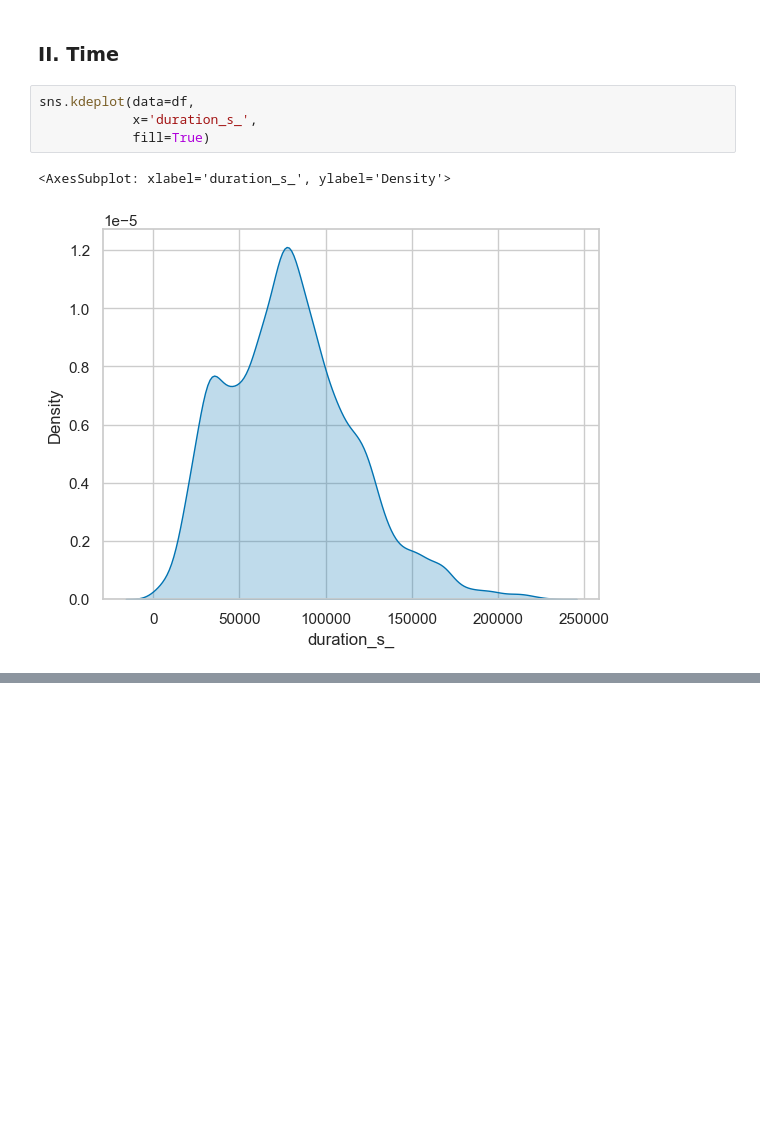
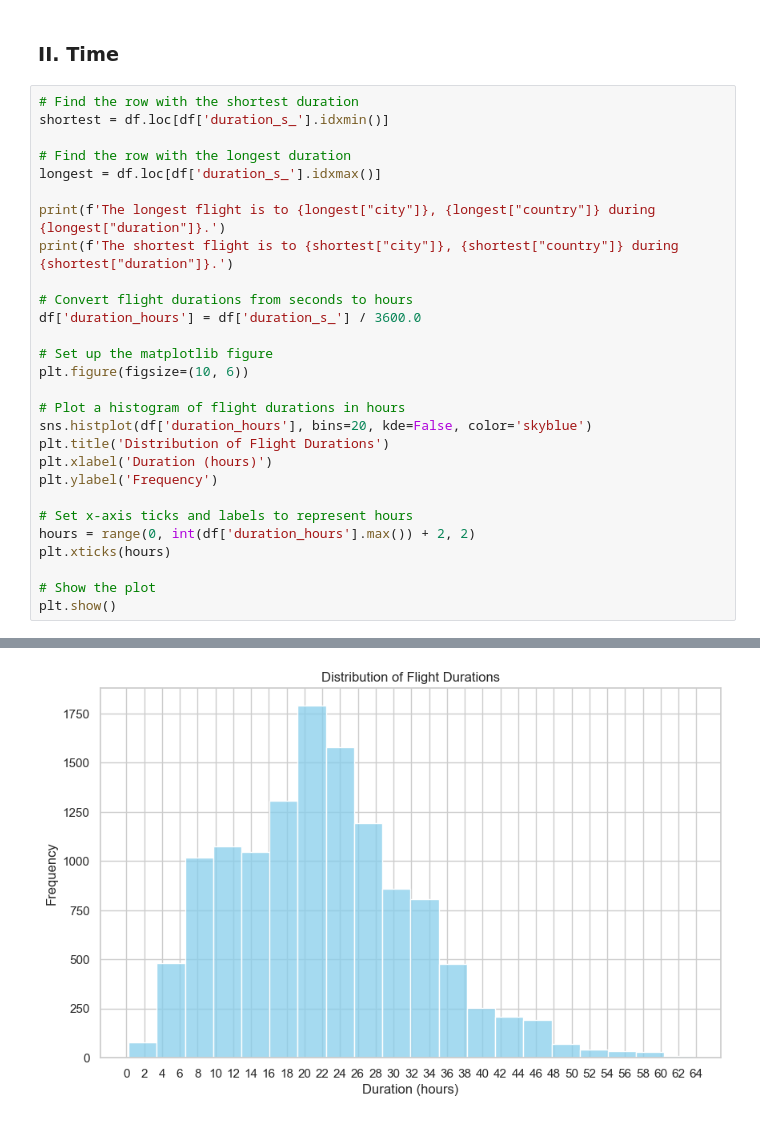
Before and after one commit to Bouguilim/From-Casablanca-to-Everywhere, a Jupyter notebook: Part4_Visualisation.ipynb, the cells around one changed output, grey strips where cells are left out. Drawn from its saved outputs; the diff is of its cells as text; blank space fills up the shorter version.

```diff
--- a/Part4_Visualisation.ipynb
+++ b/Part4_Visualisation.ipynb
@@ -75,10 +75,32 @@ The farest destination is Auckland, New Zealand by 19593.31 Km.
 [figure]
 # %% [markdown]
 ### II. Time
-# %%
-sns.kdeplot(data=df,
-            x='duration_s_',
-            fill=True)
-# %% [output]
-<AxesSubplot: xlabel='duration_s_', ylabel='Density'>
-[figure, removed]
+# %%
+# Find the row with the shortest duration
+shortest = df.loc[df['duration_s_'].idxmin()]
+
+# Find the row with the longest duration
+longest = df.loc[df['duration_s_'].idxmax()]
+
+print(f'The longest flight is to {longest["city"]}, {longest["country"]} during {longest["duration"]}.')
+print(f'The shortest flight is to {shortest["city"]}, {shortest["country"]} during {shortest["duration"]}.')
+
+# Convert flight durations from seconds to hours
+df['duration_hours'] = df['duration_s_'] / 3600.0
+
+# Set up the matplotlib figure
+plt.figure(figsize=(10, 6))
+
+# Plot a histogram of flight durations in hours
+sns.histplot(df['duration_hours'], bins=20, kde=False, color='skyblue')
+plt.title('Distribution of Flight Durations')
+plt.xlabel('Duration (hours)')
+plt.ylabel('Frequency')
+
+# Set x-axis ticks and labels to represent hours
+hours = range(0, int(df['duration_hours'].max()) + 2, 2)
+plt.xticks(hours)
+
+# Show the plot
+plt.show()
+# %% [output]
@@ -84,0 +109 @@ sns.kdeplot(data=df,
+[figure, added]
```
Also changed, not shown: parts of 11 cells of this notebook.
